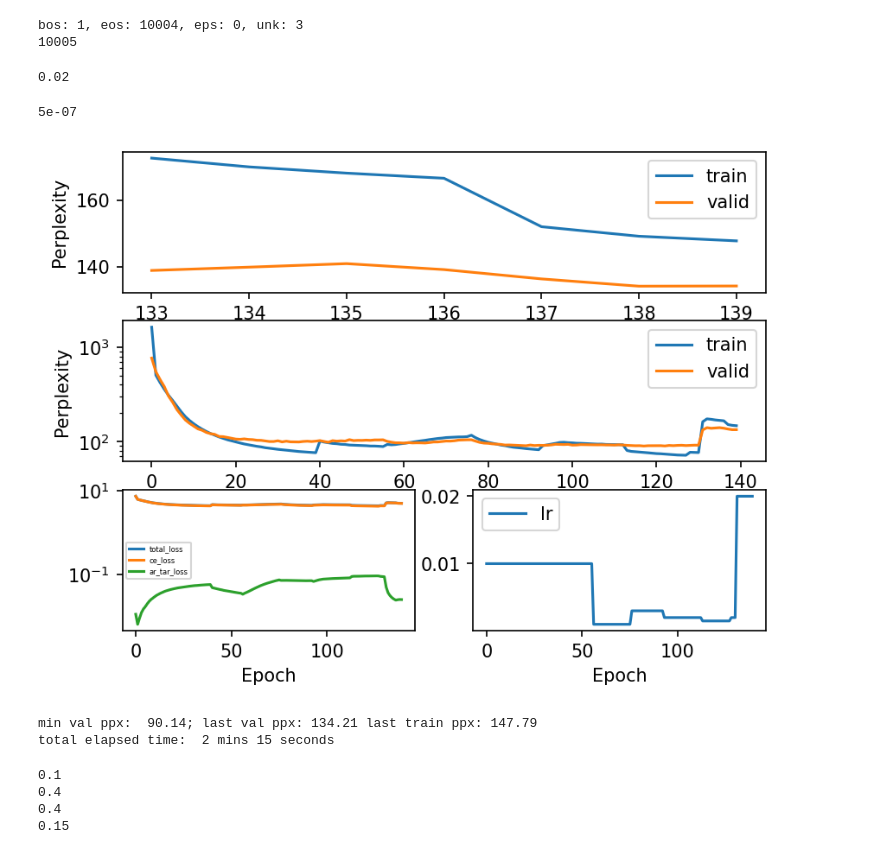
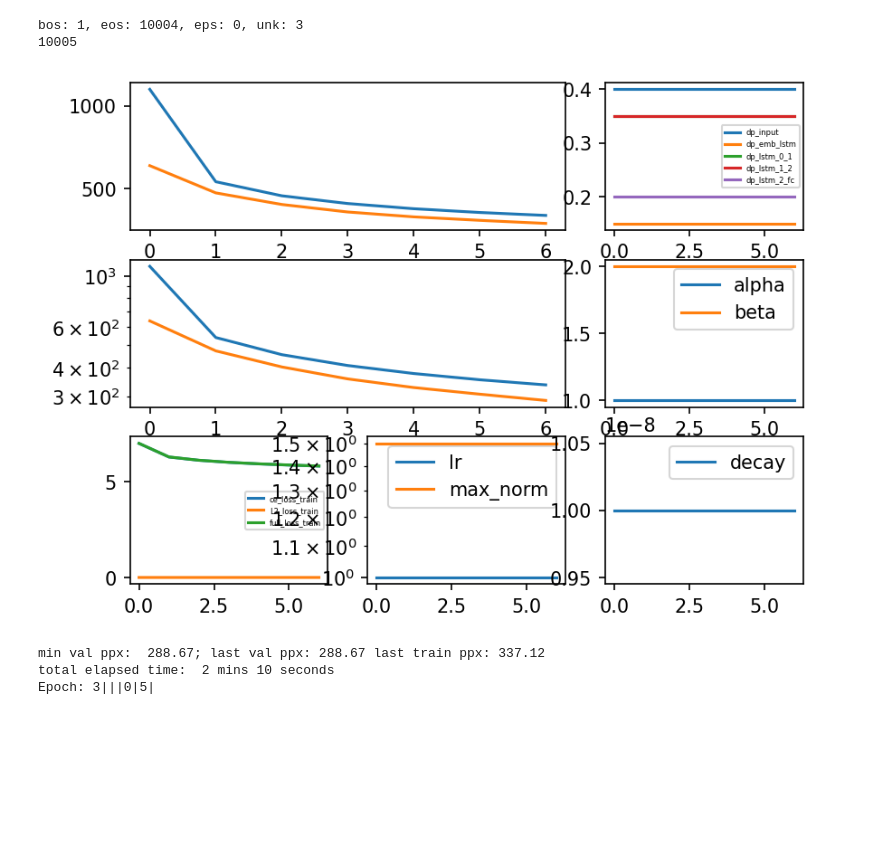
Before and after one commit to Ouna-the-Dataweaver/LSTM_regularisations_for_ptb, a Jupyter notebook: LSTM_class.ipynb, the cells around one changed output. Saved outputs shown, nothing was run; the diff lists cells and outputs as text; code cells hidden in the pictures; blank space fills up the shorter version.

```diff
--- a/LSTM_class.ipynb
+++ b/LSTM_class.ipynb
@@ -68,19 +68,10 @@ trainer.load_data(test_path, data_type="test")
 trainer.init_model()
 # %%
 trainer.init_train()
-# %%
-trainer.optimizer.param_groups[0]['lr'] = 2e-2
-trainer.optimizer.param_groups[0]['lr']
-# %% [output]
-0.02
-# %%
-trainer.optimizer.param_groups[0]['weight_decay'] = 5e-7
-trainer.optimizer.param_groups[0]['weight_decay']
-# %% [output]
-5e-07
 # %%
-trainer.train(3)
+trainer.train(10)
 # %% [output]
-[figure, old version]
+[figure, new version]
-min val ppx:  90.14; last val ppx: 134.21 last train ppx: 147.79
-total elapsed time:  2 mins 15 seconds
+min val ppx:  288.67; last val ppx: 288.67 last train ppx: 337.12
+total elapsed time:  2 mins 10 seconds
+Epoch: 3|||0|5|
@@ -91,10 +77,0 @@ trainer.max_norm = 0.5
-# %%
-print(trainer.model.dropout_embedding_lstm_0.p)
-print(trainer.model.dropout_lstm_0_lstm_1.p)
-print(trainer.model.dropout_lstm_1_lstm_2.p)
-print(trainer.model.dropout_lstm_2_fc.p)
-# %% [output]
-0.1
-0.4
-0.4
-0.15
```
Also changed, not shown: parts of 6 cells of this notebook, 2 other files.
